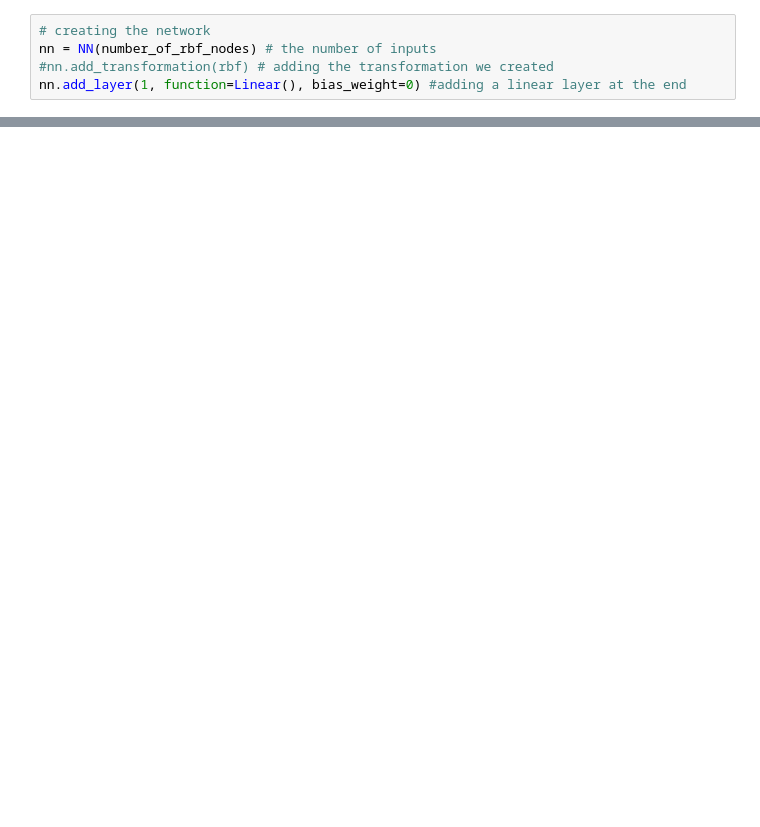
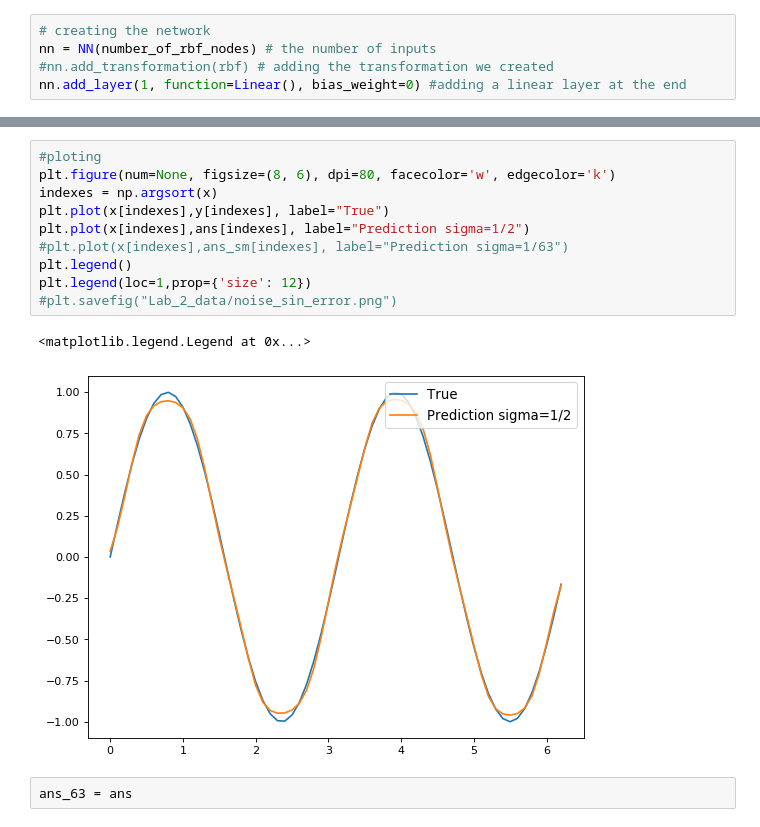
Before and after one commit to FredericoNesti/ANN_DeepArch, a Jupyter notebook: NN/3_1_faster.ipynb, the cells around one changed output, grey strips where cells are left out. Drawn from its saved outputs; the diff is of its cells as text; blank space fills up the shorter version.

```diff
--- a/NN/3_1_faster.ipynb
+++ b/NN/3_1_faster.ipynb
@@ -71,2 +85,17 @@ ans = np.array(ans)
+# %%
+#ploting
+plt.figure(num=None, figsize=(8, 6), dpi=80, facecolor='w', edgecolor='k')
+indexes = np.argsort(x)
+plt.plot(x[indexes],y[indexes], label="True")
+plt.plot(x[indexes],ans[indexes], label="Prediction sigma=1/2")
+#plt.plot(x[indexes],ans_sm[indexes], label="Prediction sigma=1/63")
+plt.legend()
+plt.legend(loc=1,prop={'size': 12})
+#plt.savefig("Lab_2_data/noise_sin_error.png")
+# %% [output]
+<matplotlib.legend.Legend at 0x...>
+[figure, added]
+# %%
+ans_63 = ans
 # %%
 #ploting
```
Also changed, not shown: parts of 50 cells of this notebook, 5 other files.
